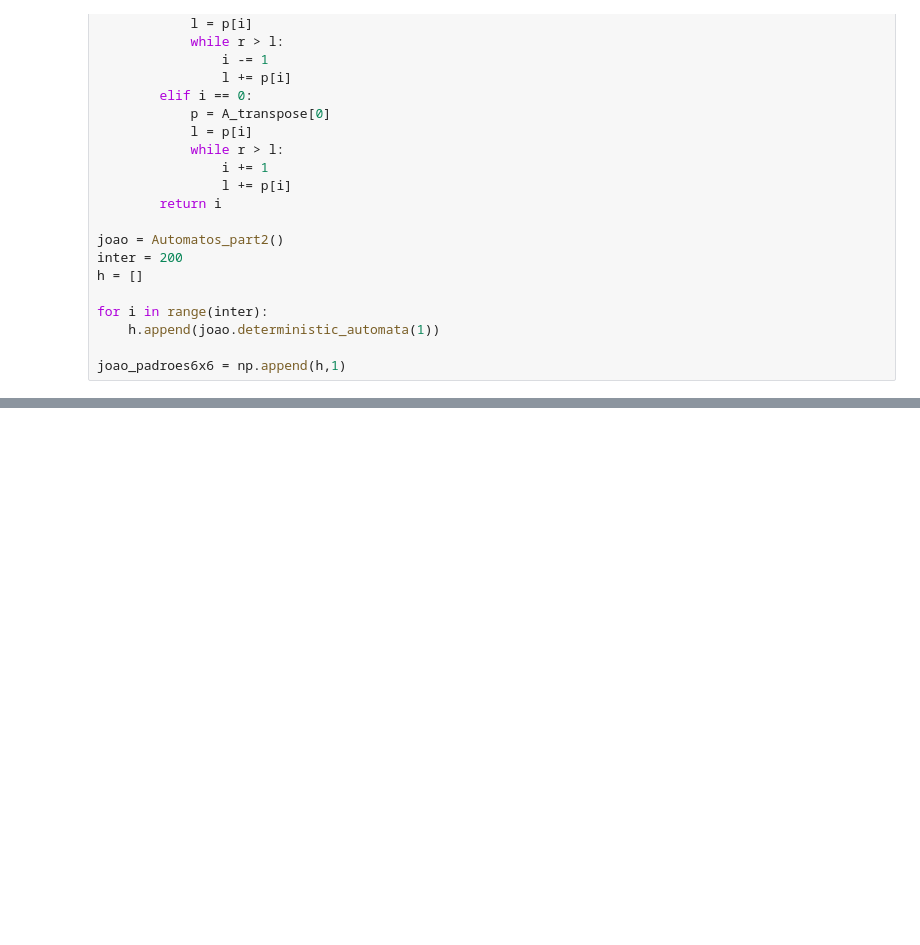
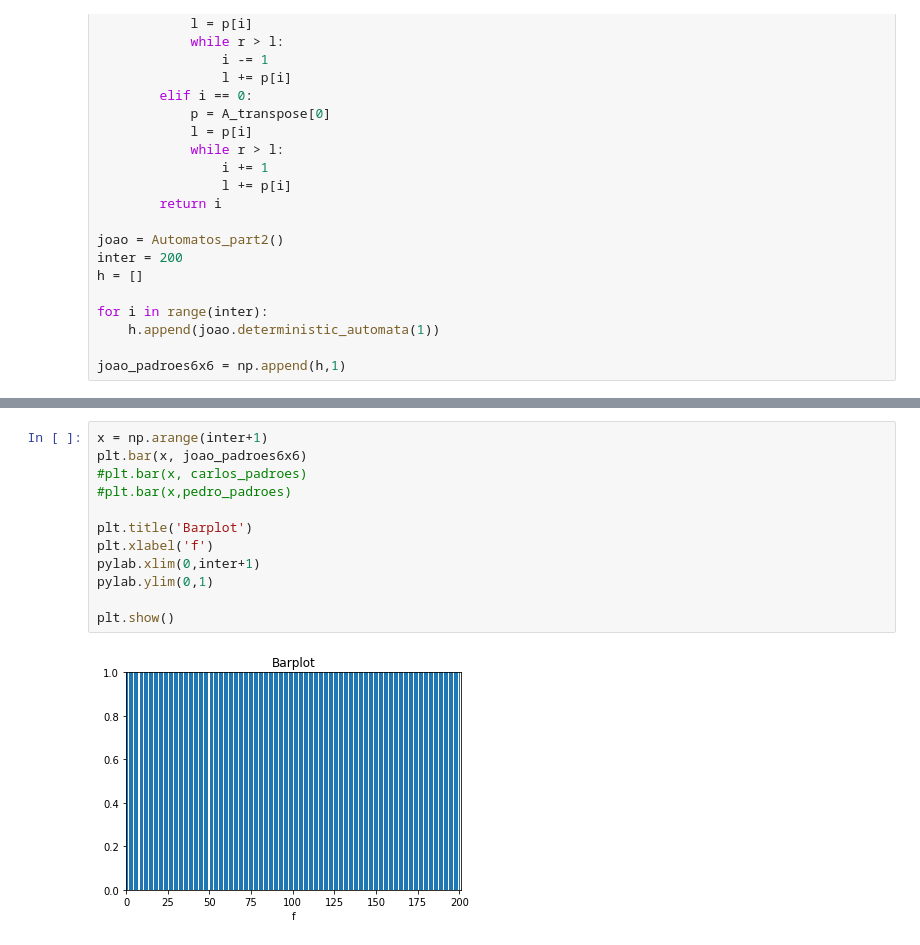
Before and after one commit to ricardotetti/pattern_recognition_and_analisys, a Jupyter notebook: proj_1/Projeto1b.ipynb, the cells around one changed output, grey strips where cells are left out. Drawn from its saved outputs; the diff is of its cells as text; blank space fills up the shorter version.

```diff
--- a/proj_1/Projeto1b.ipynb
+++ b/proj_1/Projeto1b.ipynb
@@ -76,0 +77,14 @@ plt.show()
+# %%
+x = np.arange(inter+1)
+plt.bar(x, joao_padroes6x6)
+#plt.bar(x, carlos_padroes)
+#plt.bar(x,pedro_padroes)
+
+plt.title('Barplot')
+plt.xlabel('f')
+pylab.xlim(0,inter+1)
+pylab.ylim(0,1)
+
+plt.show()
+# %% [output]
+[figure, added]
```
Also changed, not shown: parts of 4 cells of this notebook.
